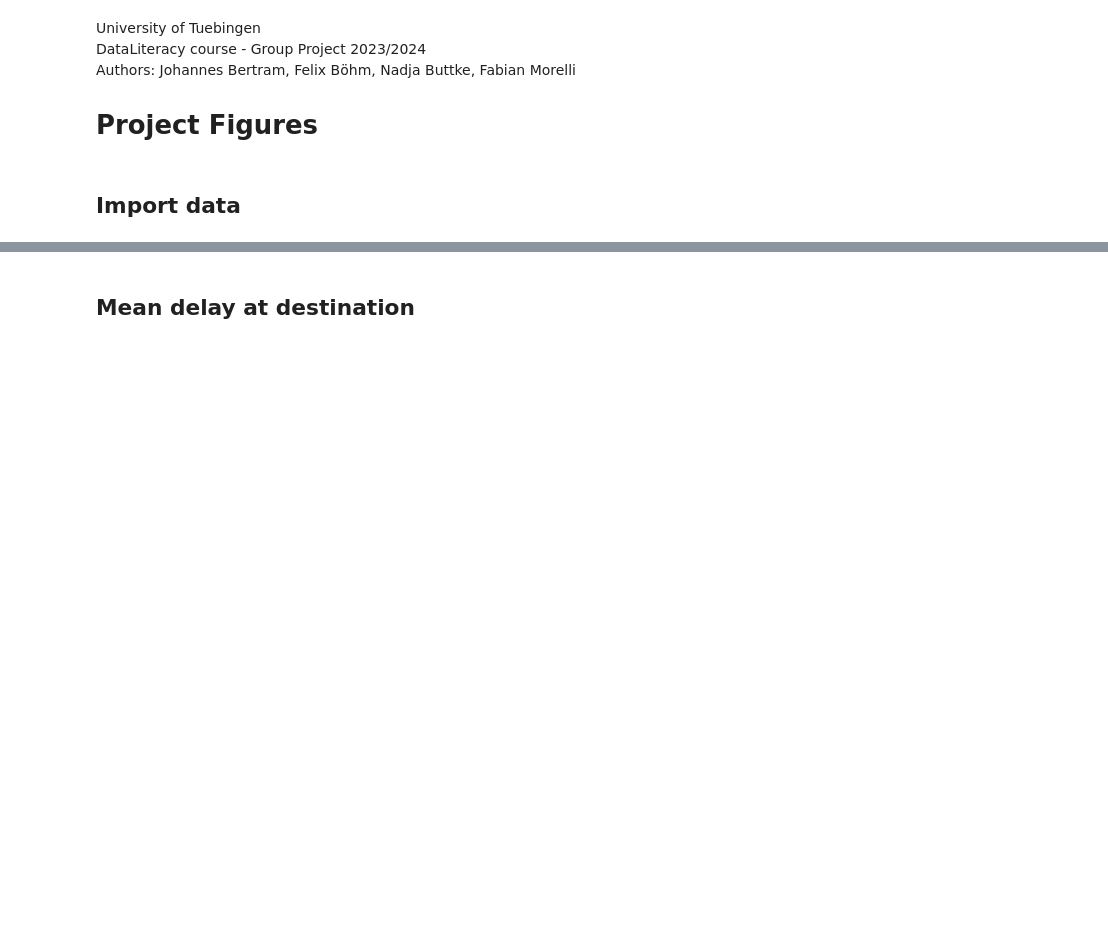
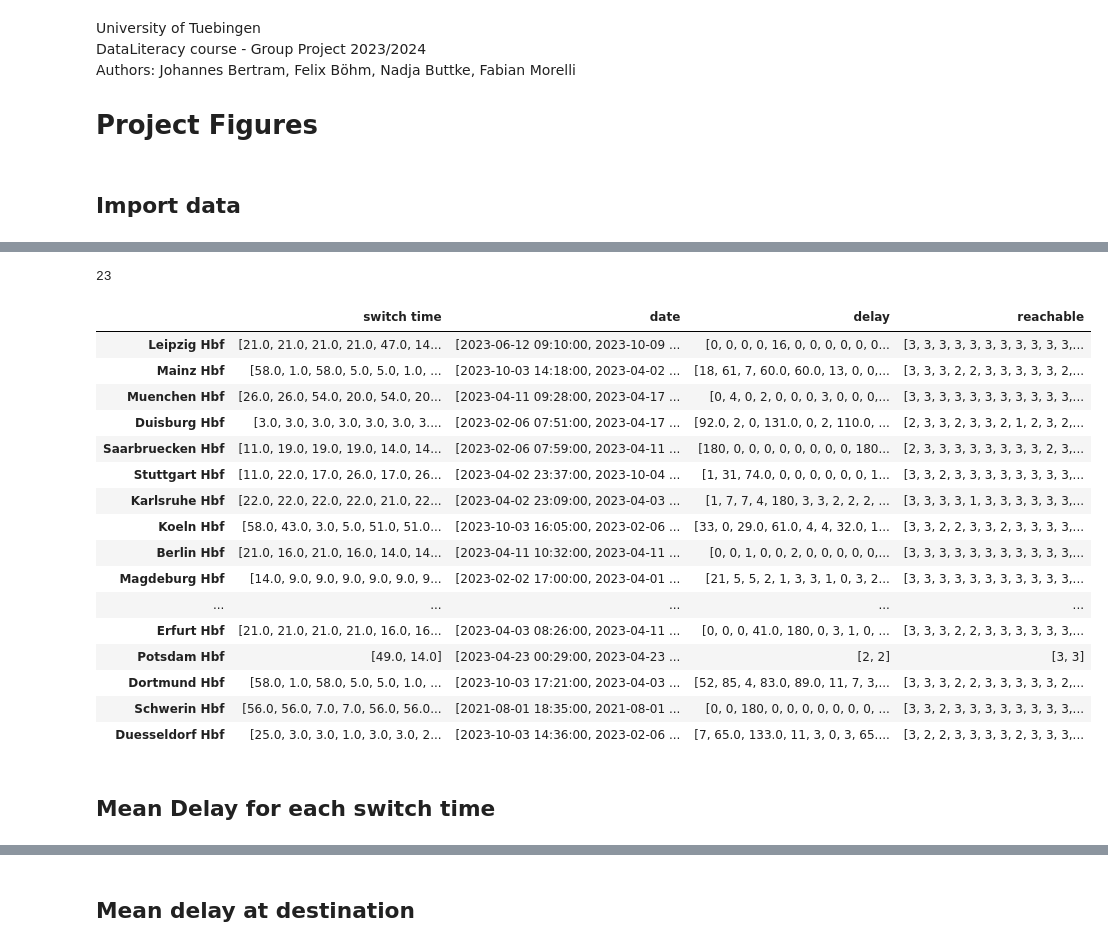
Before and after one commit to 17ex/DataLiteracy, a Jupyter notebook: fig/fig_meanDelays.ipynb, the cells around one changed output, grey strips where cells are left out. Saved outputs shown, nothing was run; the diff lists cells and outputs as text; code cells hidden in the pictures; blank space fills up the shorter version.

```diff
--- a/fig/fig_meanDelays.ipynb
+++ b/fig/fig_meanDelays.ipynb
@@ -29,0 +76,26 @@ dict_keys(['Schwerin Hbf', 'Stuttgart Hbf', 'Mainz Hbf', 'M�nchen Hbf', 'Wiesb
+# %%
+len(cities)
+# %% [output]
+23
+# %%
+df_dict['Hamburg Hbf']
+# %% [output]
+|  | switch time | date | delay | reachable |
+| Leipzig Hbf | [21.0, 21.0, 21.0, 21.0, 47.0, 14... | [2023-06-12 09:10:00, 2023-10-09 ... | [0, 0, 0, 0, 16, 0, 0, 0, 0, 0, 0... | [3, 3, 3, 3, 3, 3, 3, 3, 3, 3, 3,... |
+| Mainz Hbf | [58.0, 1.0, 58.0, 5.0, 5.0, 1.0, ... | [2023-10-03 14:18:00, 2023-04-02 ... | [18, 61, 7, 60.0, 60.0, 13, 0, 0,... | [3, 3, 3, 2, 2, 3, 3, 3, 3, 3, 2,... |
+| Muenchen Hbf | [26.0, 26.0, 54.0, 20.0, 54.0, 20... | [2023-04-11 09:28:00, 2023-04-17 ... | [0, 4, 0, 2, 0, 0, 0, 3, 0, 0, 0,... | [3, 3, 3, 3, 3, 3, 3, 3, 3, 3, 3,... |
+| Duisburg Hbf | [3.0, 3.0, 3.0, 3.0, 3.0, 3.0, 3.... | [2023-02-06 07:51:00, 2023-04-17 ... | [92.0, 2, 0, 131.0, 0, 2, 110.0, ... | [2, 3, 3, 2, 3, 3, 2, 1, 2, 3, 2,... |
+| Saarbruecken Hbf | [11.0, 19.0, 19.0, 19.0, 14.0, 14... | [2023-02-06 07:59:00, 2023-04-11 ... | [180, 0, 0, 0, 0, 0, 0, 0, 0, 180... | [2, 3, 3, 3, 3, 3, 3, 3, 3, 2, 3,... |
+| Stuttgart Hbf | [11.0, 22.0, 17.0, 26.0, 17.0, 26... | [2023-04-02 23:37:00, 2023-10-04 ... | [1, 31, 74.0, 0, 0, 0, 0, 0, 0, 1... | [3, 3, 2, 3, 3, 3, 3, 3, 3, 3, 3,... |
+| Karlsruhe Hbf | [22.0, 22.0, 22.0, 22.0, 21.0, 22... | [2023-04-02 23:09:00, 2023-04-03 ... | [1, 7, 7, 4, 180, 3, 3, 2, 2, 2, ... | [3, 3, 3, 3, 1, 3, 3, 3, 3, 3, 3,... |
+| Koeln Hbf | [58.0, 43.0, 3.0, 5.0, 51.0, 51.0... | [2023-10-03 16:05:00, 2023-02-06 ... | [33, 0, 29.0, 61.0, 4, 4, 32.0, 1... | [3, 3, 2, 2, 3, 3, 2, 3, 3, 3, 3,... |
+| Berlin Hbf | [21.0, 16.0, 21.0, 16.0, 14.0, 14... | [2023-04-11 10:32:00, 2023-04-11 ... | [0, 0, 1, 0, 0, 2, 0, 0, 0, 0, 0,... | [3, 3, 3, 3, 3, 3, 3, 3, 3, 3, 3,... |
+| Magdeburg Hbf | [14.0, 9.0, 9.0, 9.0, 9.0, 9.0, 9... | [2023-02-02 17:00:00, 2023-04-01 ... | [21, 5, 5, 2, 1, 3, 3, 1, 0, 3, 2... | [3, 3, 3, 3, 3, 3, 3, 3, 3, 3, 3,... |
+| ... | ... | ... | ... | ... |
+| Erfurt Hbf | [21.0, 21.0, 21.0, 21.0, 16.0, 16... | [2023-04-03 08:26:00, 2023-04-11 ... | [0, 0, 0, 41.0, 180, 0, 3, 1, 0, ... | [3, 3, 3, 2, 2, 3, 3, 3, 3, 3, 3,... |
+| Potsdam Hbf | [49.0, 14.0] | [2023-04-23 00:29:00, 2023-04-23 ... | [2, 2] | [3, 3] |
+| Dortmund Hbf | [58.0, 1.0, 58.0, 5.0, 5.0, 1.0, ... | [2023-10-03 17:21:00, 2023-04-03 ... | [52, 85, 4, 83.0, 89.0, 11, 7, 3,... | [3, 3, 3, 2, 2, 3, 3, 3, 3, 3, 2,... |
+| Schwerin Hbf | [56.0, 56.0, 7.0, 7.0, 56.0, 56.0... | [2021-08-01 18:35:00, 2021-08-01 ... | [0, 0, 180, 0, 0, 0, 0, 0, 0, 0, ... | [3, 3, 2, 3, 3, 3, 3, 3, 3, 3, 3,... |
+| Duesseldorf Hbf | [25.0, 3.0, 3.0, 1.0, 3.0, 3.0, 2... | [2023-10-03 14:36:00, 2023-02-06 ... | [7, 65.0, 133.0, 11, 3, 0, 3, 65.... | [3, 2, 2, 3, 3, 3, 3, 2, 3, 3, 3,... |
+# %% [markdown]
+## Mean Delay for each switch time
```
Also changed, not shown: parts of 16 cells of this notebook, 2 other files.
